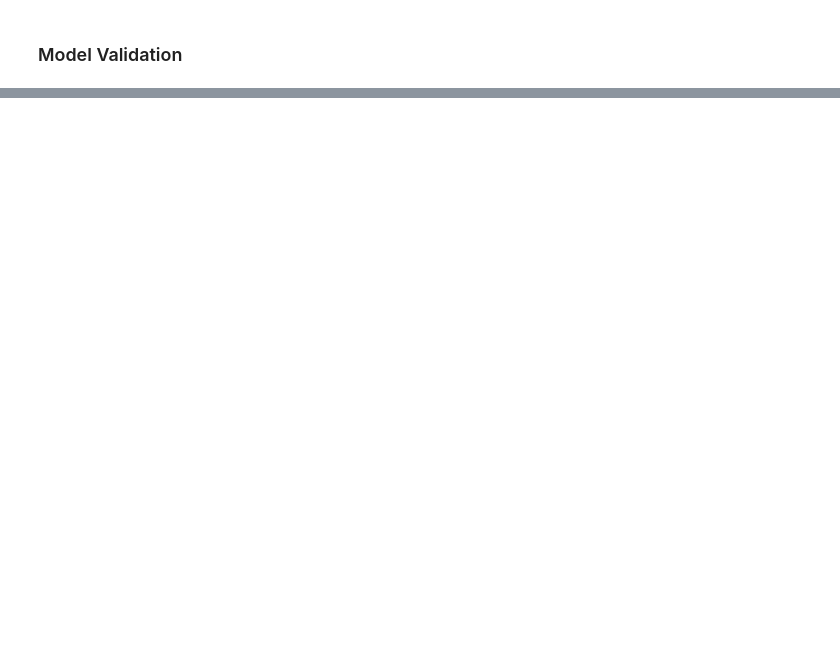
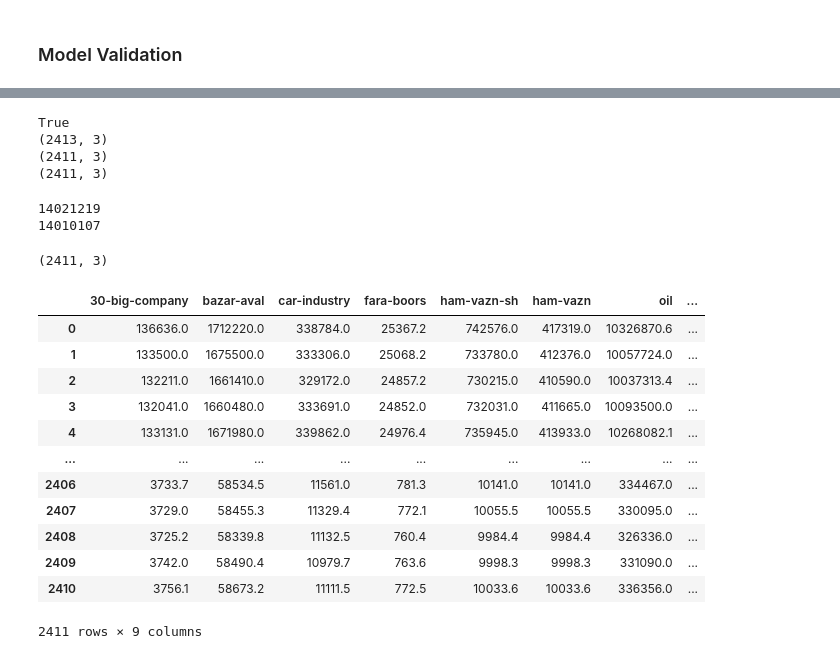
Before and after one commit to mohammadrezanorouzii/stock-price-prediction, a Jupyter notebook: main.ipynb, the cells around one changed output, grey strips where cells are left out. Drawn from its saved outputs; the diff is of its cells as text; code cells hidden in the pictures; blank space fills up the shorter version.

Commit message:
add more data to the df

```diff
--- a/main.ipynb
+++ b/main.ipynb
@@ -466,0 +478,69 @@ plt.show()
+# %%
+import pandas as pd
+original_df = pd.read_csv(r"C:\Users\moham\Documents\Projects\stock-price-prediction\data\1393--1403.csv")
+df01 = pd.read_csv(r"C:\Users\moham\Documents\Projects\stock-price-prediction\data\30-bcoms.csv")
+df02 = pd.read_csv(r"C:\Users\moham\Documents\Projects\stock-price-prediction\data\bazar-aval.csv")
+df03 = pd.read_csv(r"C:\Users\moham\Documents\Projects\stock-price-prediction\data\car industry.csv")
+df04 = pd.read_csv(r"C:\Users\moham\Documents\Projects\stock-price-prediction\data\fara-boors.csv")
+df05 = pd.read_csv(r"C:\Users\moham\Documents\Projects\stock-price-prediction\data\ham-vazn-sh.csv")
+df06 = pd.read_csv(r"C:\Users\moham\Documents\Projects\stock-price-prediction\data\ham-vazn.csv")
+df07 = pd.read_csv(r"C:\Users\moham\Documents\Projects\stock-price-prediction\data\oil.csv")
+df08 = pd.read_csv(r"C:\Users\moham\Documents\Projects\stock-price-prediction\data\total-fara-boors.csv")
+# %%
+print(original_df.shape == df01.shape == df02.shape == df03.shape == df05.shape == df06.shape == df07.shape)
+print(df01.shape)
+print(df04.shape)
+print(df08.shape)
+# %% [output]
+True
+(2413, 3)
+(2411, 3)
+(2411, 3)
+# %%
+list1 = [x for x in df01.iloc[:,1]]
+list2 = [x for x in df08.iloc[:,1]]
+
+for i in list1:
+    if i not in list2:
+        print(i)
+# %% [output]
+14021219
+14010107
+# %%
+original_df = original_df[~ original_df.dateissue.isin([14021219,14010107])]
+df01 = df01[~ df01.dateissue.isin([14021219,14010107])]
+df02 = df02[~ df02.dateissue.isin([14021219,14010107])]
+df03 = df03[~ df03.dateissue.isin([14021219,14010107])]
+df05 = df05[~ df05.dateissue.isin([14021219,14010107])]
+df06 = df06[~ df06.dateissue.isin([14021219,14010107])]
+df07 = df07[~ df07.dateissue.isin([14021219,14010107])]
+
+df01.shape
+# %% [output]
+(2411, 3)
+# %%
+new_df = pd.DataFrame()
+new_df['30-big-company'] = df01.Value.values
+new_df['bazar-aval'] = df02.Value.values
+new_df['car-industry'] = df03.Value.values
+new_df['fara-boors'] = df04.Value.values
+new_df['ham-vazn-sh'] = df05.Value.values
+new_df['ham-vazn'] = df06.Value.values
+new_df['oil'] = df07.Value.values
+new_df['total-fara-boors'] = df08.Value.values
+new_df['original-stock'] = original_df.Value.values
+new_df
+# %% [output]
+|  | 30-big-company | bazar-aval | car-industry | fara-boors | ham-vazn-sh | ham-vazn | oil | ... |
+| 0 | 136636.0 | 1712220.0 | 338784.0 | 25367.2 | 742576.0 | 417319.0 | 10326870.6 | ... |
+| 1 | 133500.0 | 1675500.0 | 333306.0 | 25068.2 | 733780.0 | 412376.0 | 10057724.0 | ... |
+| 2 | 132211.0 | 1661410.0 | 329172.0 | 24857.2 | 730215.0 | 410590.0 | 10037313.4 | ... |
+| 3 | 132041.0 | 1660480.0 | 333691.0 | 24852.0 | 732031.0 | 411665.0 | 10093500.0 | ... |
+| 4 | 133131.0 | 1671980.0 | 339862.0 | 24976.4 | 735945.0 | 413933.0 | 10268082.1 | ... |
+| ... | ... | ... | ... | ... | ... | ... | ... | ... |
+| 2406 | 3733.7 | 58534.5 | 11561.0 | 781.3 | 10141.0 | 10141.0 | 334467.0 | ... |
+| 2407 | 3729.0 | 58455.3 | 11329.4 | 772.1 | 10055.5 | 10055.5 | 330095.0 | ... |
+| 2408 | 3725.2 | 58339.8 | 11132.5 | 760.4 | 9984.4 | 9984.4 | 326336.0 | ... |
+| 2409 | 3742.0 | 58490.4 | 10979.7 | 763.6 | 9998.3 | 9998.3 | 331090.0 | ... |
+| 2410 | 3756.1 | 58673.2 | 11111.5 | 772.5 | 10033.6 | 10033.6 | 336356.0 | ... |
+2411 rows × 9 columns
```
Also changed, not shown: parts of 16 cells of this notebook, 9 other files.
